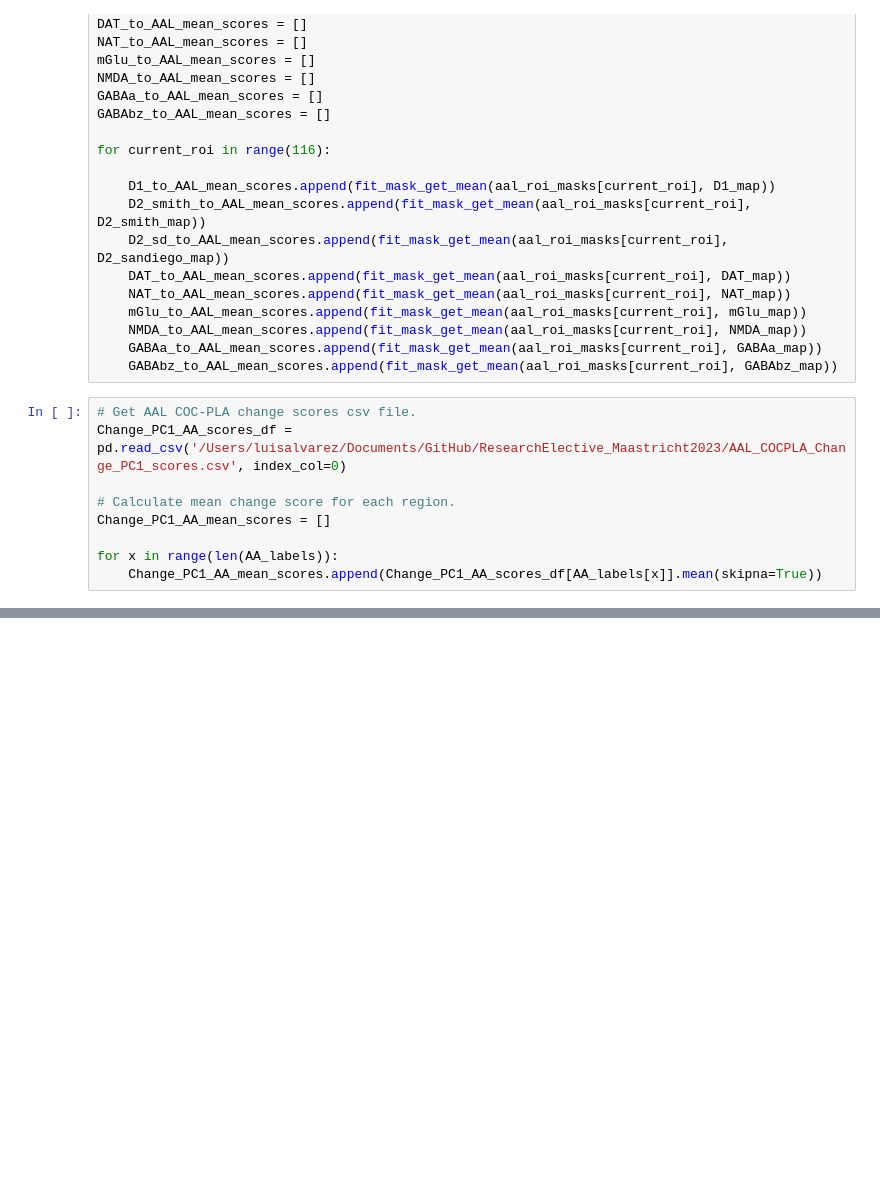
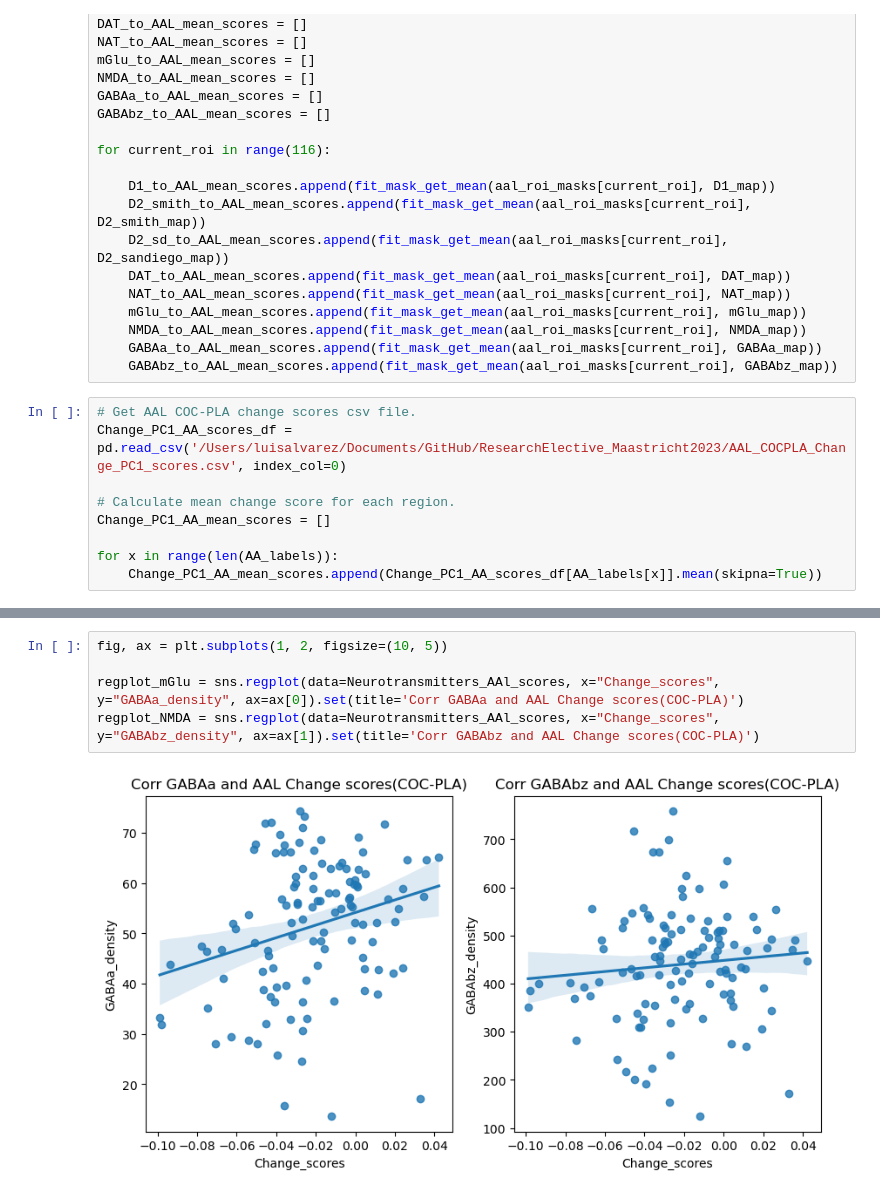
Before and after one commit to LuisA00/ResearchElective_Maastricht2023, a Jupyter notebook: ComparingAtlasesToNeurotransmittersDensities.ipynb, the cells around one changed output, grey strips where cells are left out. Cells and saved outputs as stored; diff of their text form; blank space fills up the shorter version.

```diff
--- a/ComparingAtlasesToNeurotransmittersDensities.ipynb
+++ b/ComparingAtlasesToNeurotransmittersDensities.ipynb
@@ -280,0 +309,7 @@ regplot_DAT = sns.regplot(data=Neurotransmitters_AAl_scores, x="Change_scores",
+# %%
+fig, ax = plt.subplots(1, 2, figsize=(10, 5))
+
+regplot_mGlu = sns.regplot(data=Neurotransmitters_AAl_scores, x="Change_scores", y="GABAa_density", ax=ax[0]).set(title='Corr GABAa and AAL Change scores(COC-PLA)')
+regplot_NMDA = sns.regplot(data=Neurotransmitters_AAl_scores, x="Change_scores", y="GABAbz_density", ax=ax[1]).set(title='Corr GABAbz and AAL Change scores(COC-PLA)')
+# %% [output]
+[figure, added]
```
Also changed, not shown: parts of 4 cells of this notebook.
